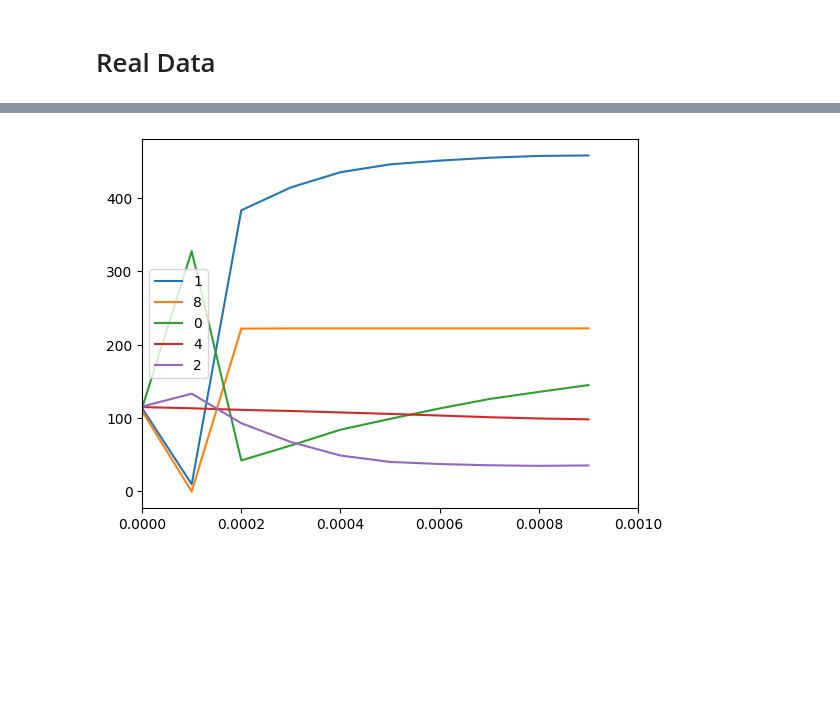
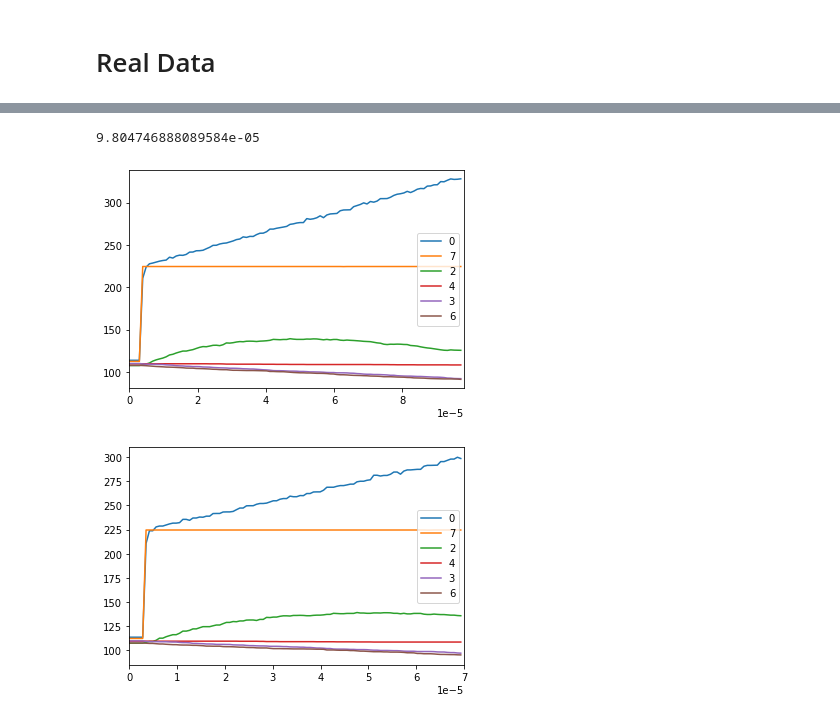
Before and after one commit to santi921/kmcluster, a Jupyter notebook: kmcluster/scripts/run.ipynb, the cells around one changed output, grey strips where cells are left out. Saved outputs shown, nothing was run; the diff lists cells and outputs as text; code cells hidden in the pictures; blank space fills up the shorter version.

```diff
--- a/kmcluster/scripts/run.ipynb
+++ b/kmcluster/scripts/run.ipynb
@@ -375,8 +356,7 @@ kmc_boltz = kmc(
     energies=energies_mat,
     draw_crit=rfkmc_obj,
     initialization=init_random,
-    memory_friendly=True,
-    check_converged=False,
+    memory_friendly=True
 )
 
 # run calcs
@@ -406,13 +414,21 @@ Saving to file: ./checkpoints/saved_data_trajectories_10_ckpt.json
+# %%
+kmc_boltz.lowest_time
+# %% [output]
+9.804746888089584e-05
+# %%
+kmc_boltz.plot_top_n_states(6)
+# %% [output]
+[figure, added]
 # %%
 plot_top_n_states(
     trajectories,
-    n_show=5,
-    total_states=len(Pt4H1_rawE),
-    resolution=0.0001,
-    max_time=0.001,
+    n_show=6,
+    total_states=len(kmc_boltz.get_state_dict_at_time_as_pandas(0.00007)),
+    resolution=0.00007/100,
+    max_time=0.00007
 )
 # %% [output]
-[figure, old version]
+[figure, new version]
 # %%
 plot_states(
     trajectories,
```
Also changed, not shown: parts of 10 cells of this notebook, 3 other files.
